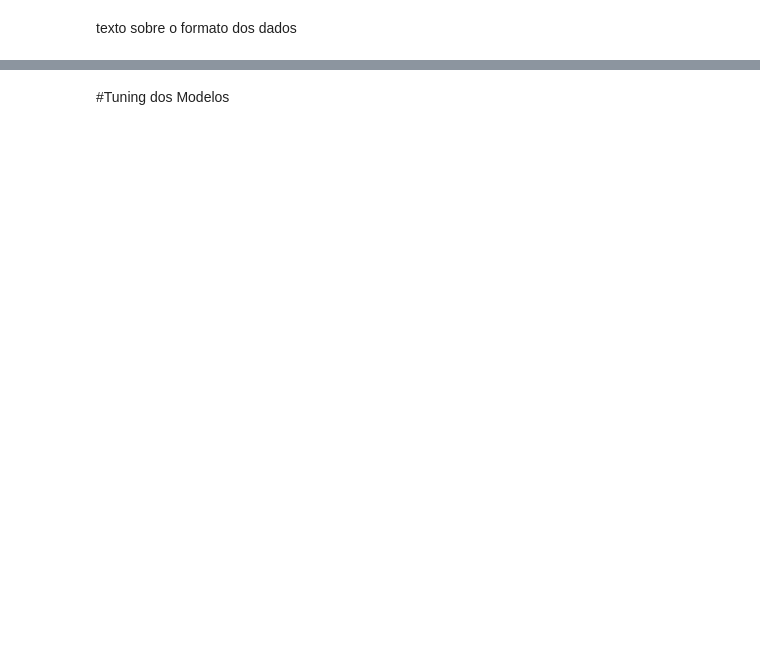
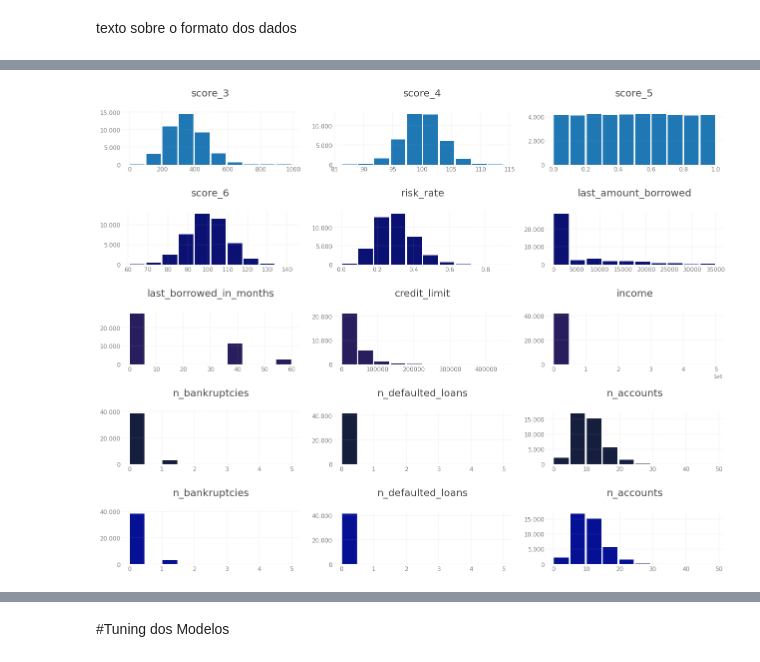
Before and after one commit to FerrazThales/Credit_risk_evaluation, a Jupyter notebook: default_Risk_evaluation.ipynb, the cells around one changed output, grey strips where cells are left out. Cells and saved outputs as stored; diff of their text form; code cells hidden in the pictures; blank space fills up the shorter version.

```diff
--- a/default_Risk_evaluation.ipynb
+++ b/default_Risk_evaluation.ipynb
@@ -244,0 +354,40 @@ texto
+# %%
+#lista  de 3 variáveis a serem analisadas
+lista_primeira_linha = ['score_3','score_4','score_5']
+lista_segunda_linha = ['score_6','risk_rate','last_amount_borrowed']
+lista_terceira_linha = ['last_borrowed_in_months','credit_limit','income']
+lista_quarta_linha = ['n_bankruptcies','n_defaulted_loans','n_accounts']
+lista_quinta_linha = ['n_issues','application_time_applied','application_time_in_funnel']
+
+#criando o ax e o fig no matplotlib
+fig, ax = plt.subplots(figsize=(18,14),ncols=3,nrows=5)
+
+#criando os histogramas da primeira linha
+for i,variavel in enumerate(lista_primeira_linha):
+  df[variavel].hist(ax=ax[0][i],rwidth=0.9)
+  ajuste_layout(ax=ax[0][i],grid=True,titulo=variavel,location='center',y_milhares=True)
+
+#criando os histogramas da segunda linha
+for i,variavel in enumerate(lista_segunda_linha):
+  df[variavel].hist(ax=ax[1][i],rwidth=0.9,color='#0A1172')
+  ajuste_layout(ax=ax[1][i],grid=True,titulo=variavel,location='center',y_milhares=True)
+
+#criando os histogramas da terceira linha
+for i,variavel in enumerate(lista_terceira_linha):
+  df[variavel].hist(ax=ax[2][i],rwidth=0.9,color='#281e5d')
+  ajuste_layout(ax=ax[2][i],grid=True,titulo=variavel,location='center',y_milhares=True)
+
+#criando os histogramas da quarta linha
+for i,variavel in enumerate(lista_quarta_linha):
+  df[variavel].hist(ax=ax[3][i],rwidth=0.9,color='#151e3d')
+  ajuste_layout(ax=ax[3][i],grid=True,titulo=variavel,location='center',y_milhares=True)
+
+#criando os histogramas da quinta linha
+for i,variavel in enumerate(lista_quarta_linha):
+  df[variavel].hist(ax=ax[4][i],rwidth=0.9,color='#051094')
+  ajuste_layout(ax=ax[4][i],grid=True,titulo=variavel,location='center',y_milhares=True)
+
+#plotando os gráficos
+plt.tight_layout(pad=2);
+# %% [output]
+[figure, added]
```
Also changed, not shown: parts of 39 cells of this notebook.
